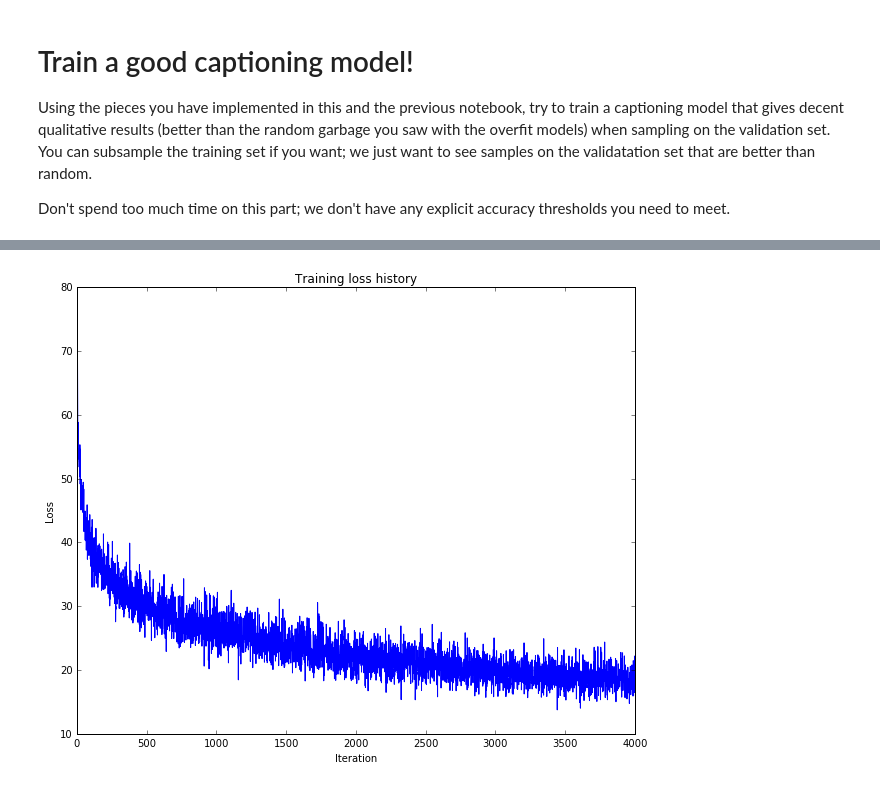
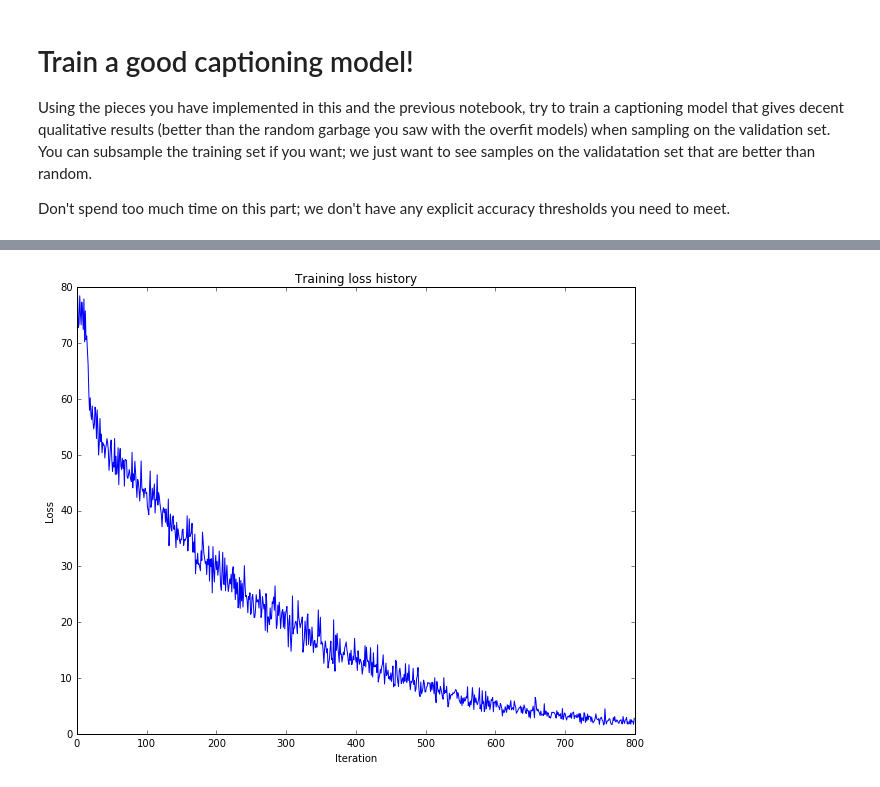
Before and after one commit to Alexoner/mooc, a Jupyter notebook: cs231n/2016/assignment3/LSTM_Captioning.ipynb, the cells around one changed output, grey strips where cells are left out. Cells and saved outputs as stored; diff of their text form; code cells hidden in the pictures.

```diff
--- a/cs231n/2016/assignment3/LSTM_Captioning.ipynb
+++ b/cs231n/2016/assignment3/LSTM_Captioning.ipynb
@@ -348,7 +348,7 @@ Using the pieces you have implemented in this and the previous notebook, try to
 
 Don't spend too much time on this part; we don't have any explicit accuracy thresholds you need to meet.
 # %%
-train_data = load_coco_data(max_train=10000)
+train_data = load_coco_data(max_train=1000)
 
 lstm_model = CaptioningRNN(
           cell_type='lstm',
@@ -361,10 +361,10 @@ lstm_model = CaptioningRNN(
 
 lstm_solver = CaptioningSolver(lstm_model, train_data,
            update_rule='adam',
-           num_epochs=10,
+           num_epochs=20,
            batch_size=25,
            optim_config={
-             'learning_rate': 5e-3,
+             'learning_rate': 1e-3,
            },
            lr_decay=0.995,
            verbose=True, print_every=100,
@@ -399,4 +390,4 @@ plt.show()
-[figure, old version]
+[figure, new version]
 # %%
 for split in ['train', 'val']:
   minibatch = sample_coco_minibatch(train_data, split=split, batch_size=2)
```
Also changed, not shown: parts of 6 cells of this notebook, 1 other file.
